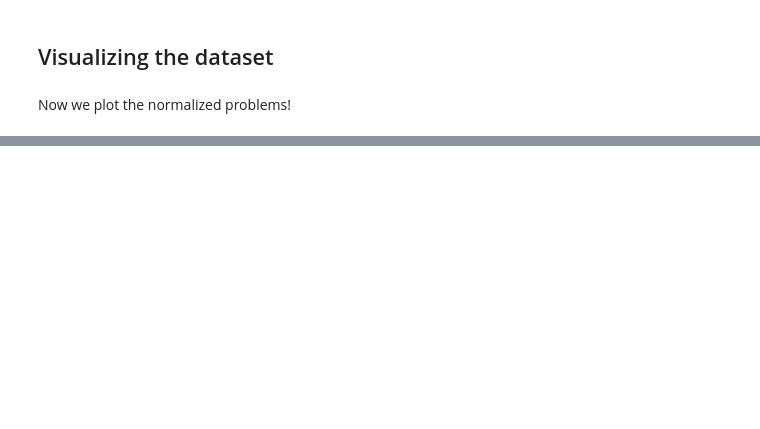
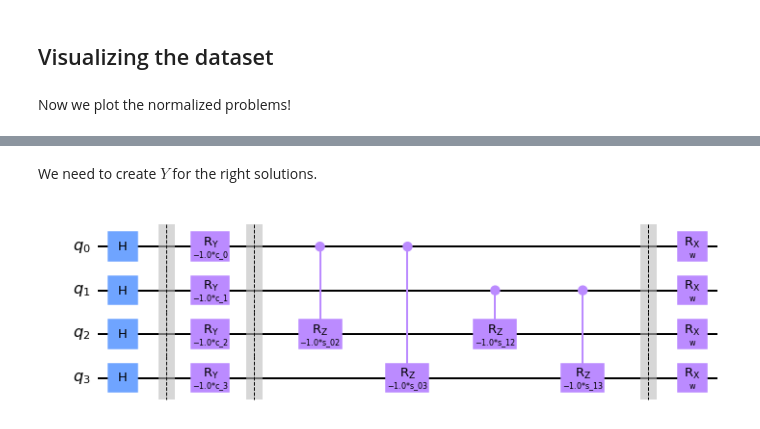
Before and after one commit to RicardoMonteiroSimoes/Quantum-Machine-Learning, a Jupyter notebook: code/mqo/qnn_mqo_workflow_design.ipynb, the cells around one changed output, grey strips where cells are left out. Saved outputs shown, nothing was run; the diff lists cells and outputs as text; code cells hidden in the pictures; blank space fills up the shorter version.

```diff
--- a/code/mqo/qnn_mqo_workflow_design.ipynb
+++ b/code/mqo/qnn_mqo_workflow_design.ipynb
@@ -214,0 +261,16 @@ plt.show()
+# %%
+params = []
+#cost parameters
+for i in range(n_plans*n_queries):
+    params.append(Parameter('c_'+str(i)))
+
+#savings parameters
+for i in range(n_plans):
+    params.append(Parameter('s_'+str(i)+str(n_plans)))
+    params.append(Parameter('s_'+str(i)+str(n_plans+1)))
+
+#trainable weight
+#for i in range(n_qubits):
+#    params.append(Parameter('w'+str(i)))
+params.append(Parameter('w'))
+params
@@ -214,0 +289,4 @@ plt.show()
+# %%
+def trainable_weight(weight, circuit):
+    for qubit in range(circuit.width()):
+        circuit.rx(weight, qubit)
@@ -214,0 +305,2 @@ plt.show()
+# %% [markdown]
+We need to create $Y$ for the right solutions.
@@ -214,0 +338,9 @@ plt.show()
+# %%
+trainable_circuit = QuantumCircuit(n_queries*n_plans)
+probability_principle(trainable_circuit)
+plan_costs(params[0:4], trainable_circuit)
+combination_savings(np.array(params[4:8]).reshape(2,2), trainable_circuit)
+trainable_weight(weight=params[-1], circuit=trainable_circuit)
+trainable_circuit.draw('mpl')
+# %% [output]
+[figure, added]
```
Also changed, not shown: parts of 26 cells of this notebook.
